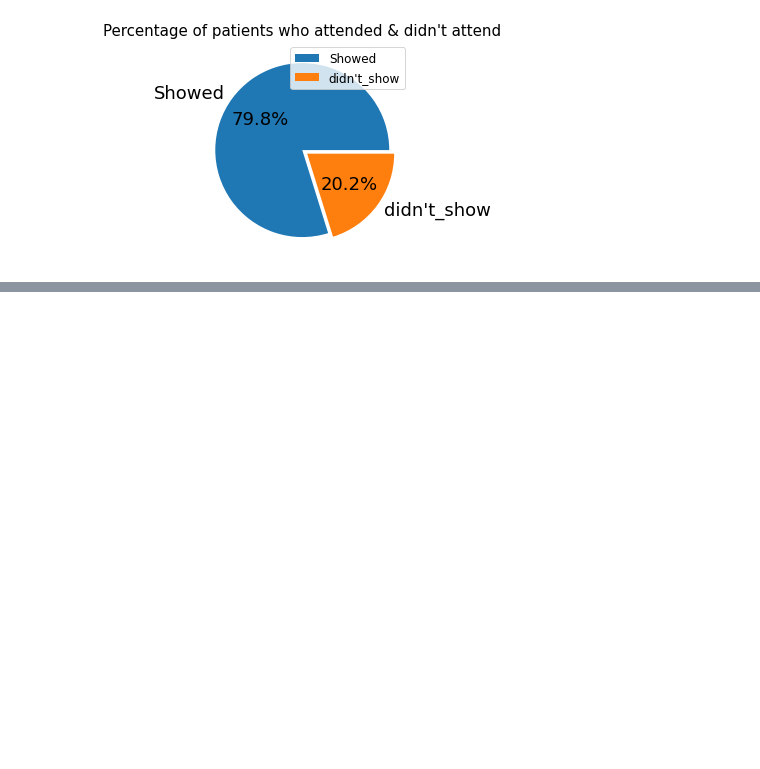
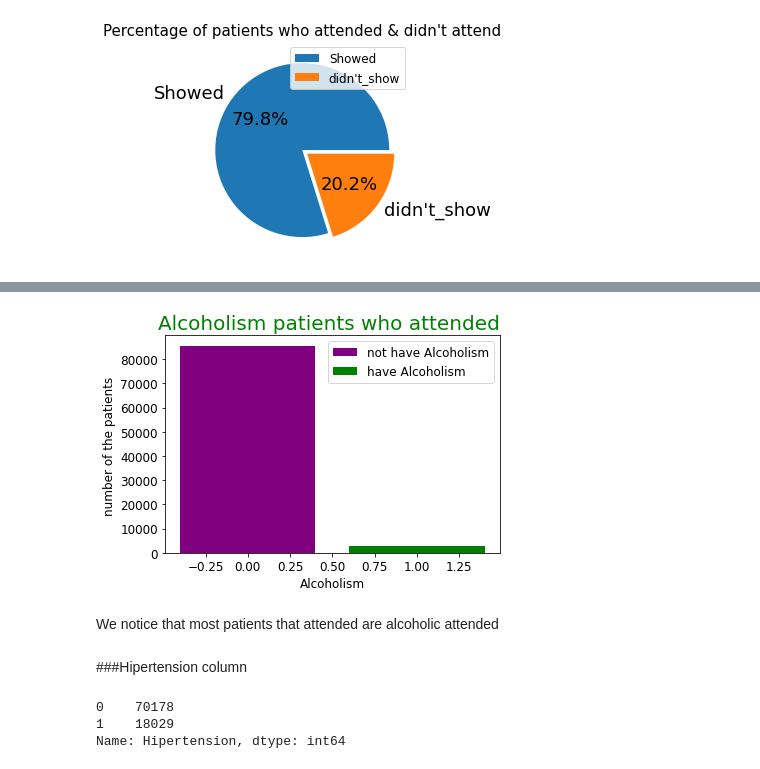
Before and after one commit to auma2022/Diana_CV, a Jupyter notebook: noshow.ipynb, the cells around one changed output, grey strips where cells are left out. Saved outputs shown, nothing was run; the diff lists cells and outputs as text; code cells hidden in the pictures; blank space fills up the shorter version.

```diff
--- a/noshow.ipynb
+++ b/noshow.ipynb
@@ -245,0 +298,22 @@ df['No-show'] = df['No-show'].map(
+# %%
+f,ax=plt.subplots()
+ax.bar(df1['Alcoholism'].value_counts().index[0],df1['Alcoholism'].value_counts().values[0],label='not have Alcoholism', color='purple')
+ax.bar(df1['Alcoholism'].value_counts().index[1],df1['Alcoholism'].value_counts().values[1],label='have Alcoholism', color='green')
+plt.title('Alcoholism patients who attended ',fontsize=20, color='green')
+plt.legend()
+plt.xlabel('Alcoholism')
+plt.ylabel('number of the patients ')
+plt.show();
+# %% [output]
+[figure, added]
+# %% [markdown]
+We notice that most patients that attended are alcoholic attended
+# %% [markdown]
+###Hipertension column
+# %%
+#number of hipertension patients who attended
+df1['Hipertension'].value_counts()
+# %% [output]
+0    70178
+1    18029
+Name: Hipertension, dtype: int64
```
Also changed, not shown: parts of 28 cells of this notebook.
